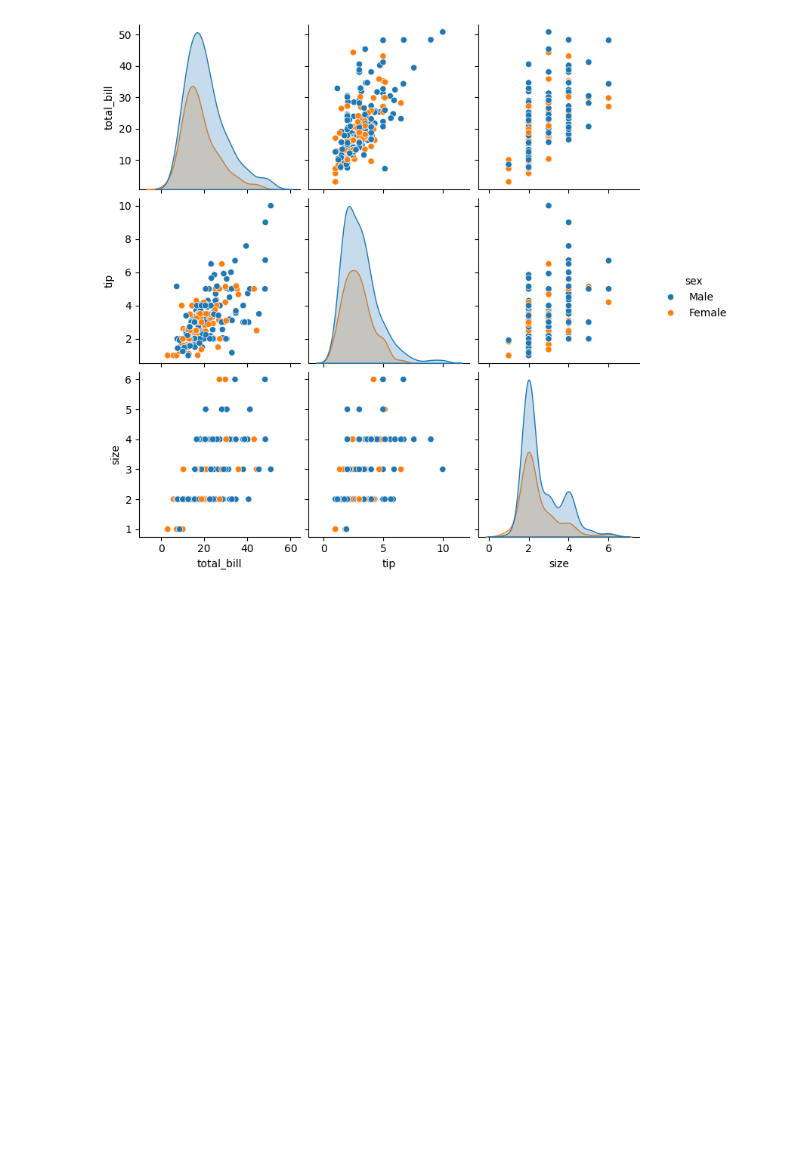
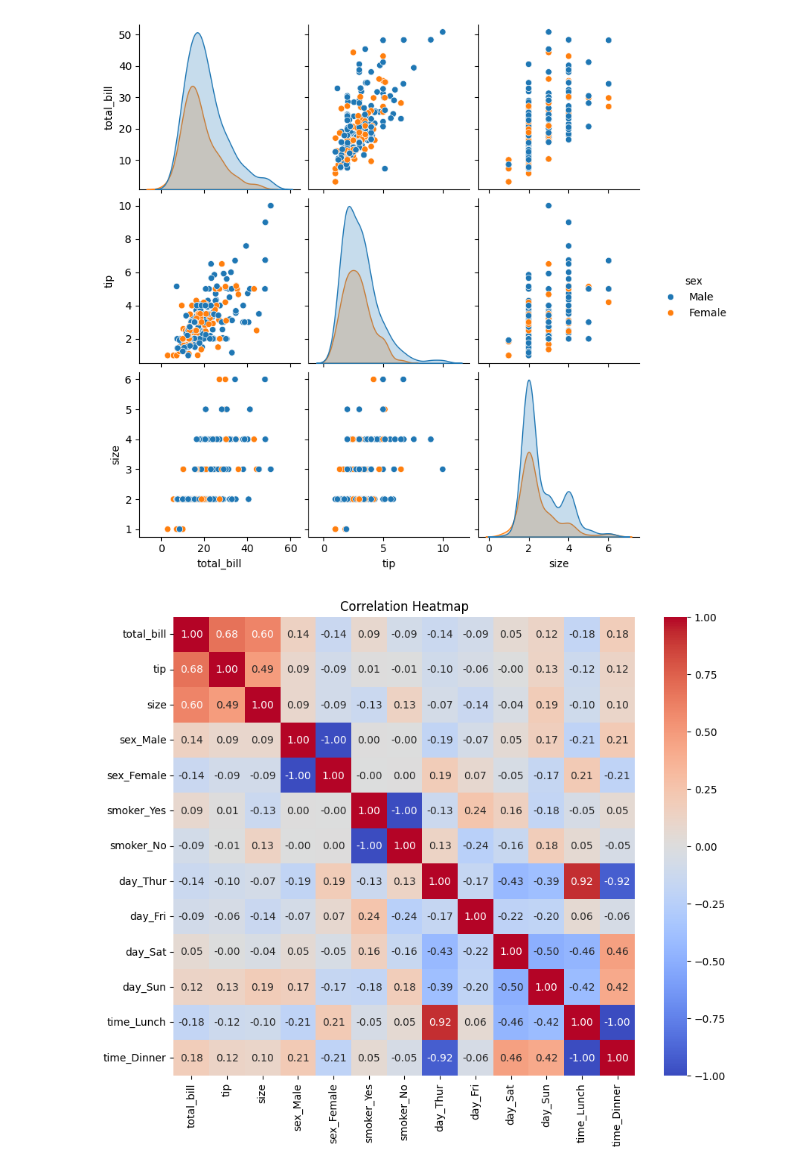
Before and after one commit to HARI082006/Data-science-DV-, a Jupyter notebook: Untitled1.ipynb, the cells around one changed output. Drawn from its saved outputs; the diff is of its cells as text; code cells hidden in the pictures; blank space fills up the shorter version.

```diff
--- a/Untitled1.ipynb
+++ b/Untitled1.ipynb
@@ -59,3 +59,18 @@ sns.pairplot(tips, hue='sex')
 plt.show()
 # %% [output]
 [figure]
+# %%
+
+# Convert 'sex' and 'smoker' columns to numeric representations using one-hot encoding
+tips = pd.get_dummies(tips, columns=['sex', 'smoker', 'day', 'time'])
+
+# Calculate the correlation matrix
+corr_matrix = tips.corr()
+
+# Create the heatmap
+plt.figure(figsize=(10, 8))  # Adjust figure size for better readability
+sns.heatmap(corr_matrix, annot=True, cmap='coolwarm', fmt=".2f")
+plt.title("Correlation Heatmap")
+plt.show()
+# %% [output]
+[figure, added]
```
Also changed, not shown: parts of 3 cells of this notebook.
